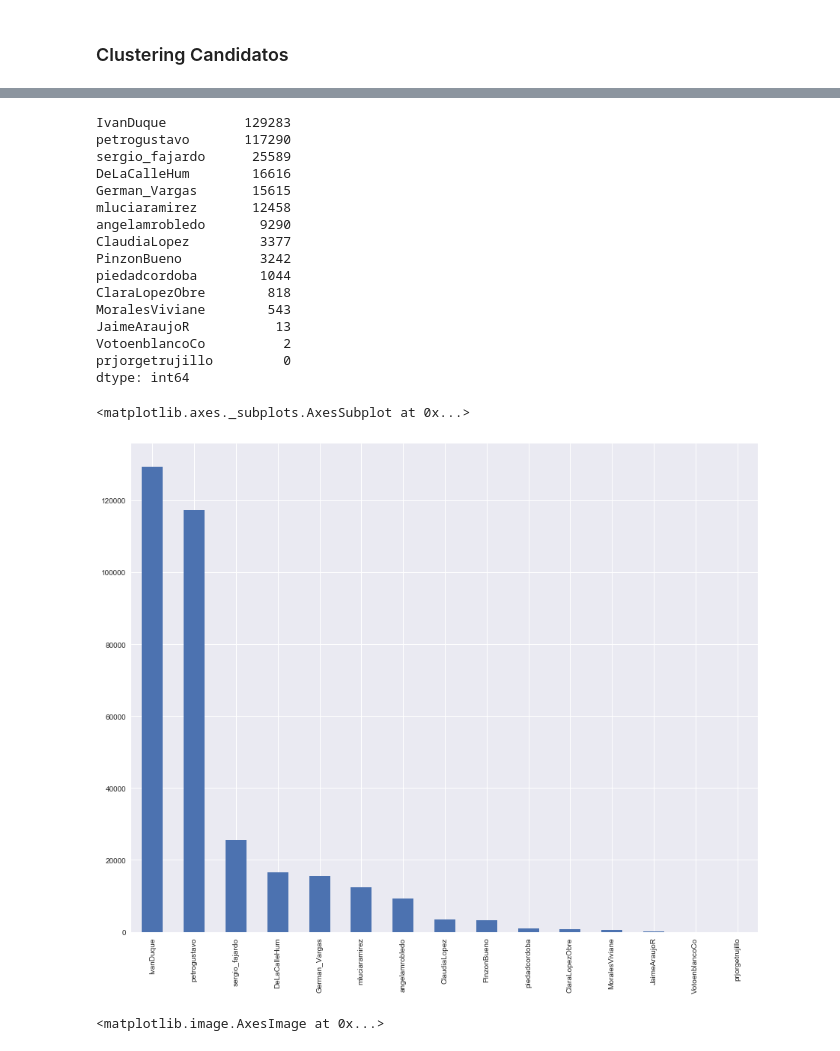
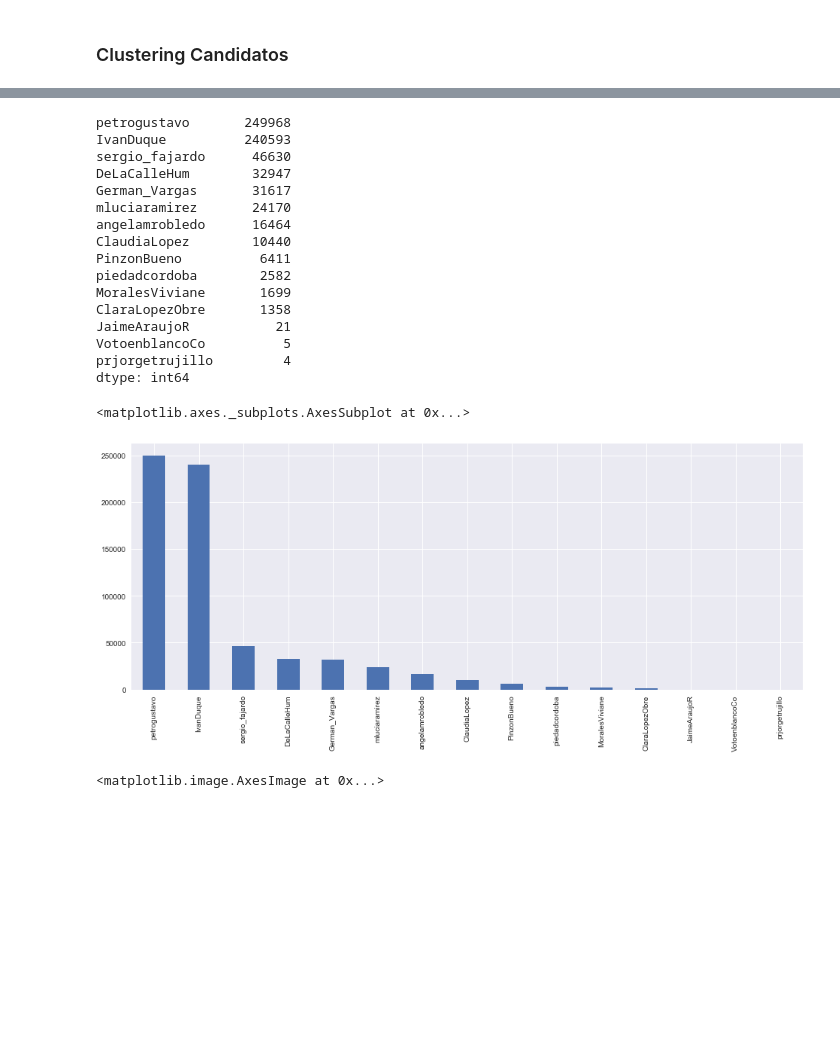
Before and after one commit to Yagwar/presi_2018, a Jupyter notebook: Clustering Tweets.ipynb, the cells around one changed output, grey strips where cells are left out. Drawn from its saved outputs; the diff is of its cells as text; code cells hidden in the pictures; blank space fills up the shorter version.

```diff
--- a/Clustering Tweets.ipynb
+++ b/Clustering Tweets.ipynb
@@ -19,7 +19,11 @@ from scipy.cluster import hierarchy
 tweets_datas_path = ['dwnld_debate.json',
                      'dwnld_1.json',
                      'dwnld_2.json',
-                     'dwnld_3.json']
+                     'dwnld_3.json',
+                     'dwnld_4.json',
+                     'Raw_tweets_0.json',
+                     'Raw_tweets_a.json'
+                    ]
 tw_id=[]
 tw_user_id=[]
 tw_user=[]
@@ -241,28 +224,28 @@ mentioned_ids[21558]
 # %%
 df_cands_mntns=pd.DataFrame(cands_mntns,columns=scr_nm_cands)
 # %%
-plt.figure(figsize=(15,12))
+plt.figure(figsize=(16,6))
 print (df_cands_mntns.sum(axis=0).sort_values(ascending=False))
 df_cands_mntns.sum(axis=0).sort_values(ascending=False).plot(kind="bar")
 # %% [output]
-IvanDuque          129283
-petrogustavo       117290
-sergio_fajardo      25589
-DeLaCalleHum        16616
-German_Vargas       15615
-mluciaramirez       12458
-angelamrobledo       9290
-ClaudiaLopez         3377
-PinzonBueno          3242
-piedadcordoba        1044
-ClaraLopezObre        818
-MoralesViviane        543
-JaimeAraujoR           13
-VotoenblancoCo          2
-prjorgetrujillo         0
+petrogustavo       249968
+IvanDuque          240593
+sergio_fajardo      46630
+DeLaCalleHum        32947
+German_Vargas       31617
+mluciaramirez       24170
+angelamrobledo      16464
+ClaudiaLopez        10440
+PinzonBueno          6411
+piedadcordoba        2582
+MoralesViviane       1699
+ClaraLopezObre       1358
+JaimeAraujoR           21
+VotoenblancoCo          5
+prjorgetrujillo         4
 dtype: int64
 <matplotlib.axes._subplots.AxesSubplot at 0x...>
-[figure, old version]
+[figure, new version]
 # %%
 plt.figure(figsize=(15,12))
 plt.imshow(df_cands_mntns.iloc[:25,:], cmap=plt.cm.gray_r, interpolation='nearest')
```
Also changed, not shown: parts of 29 cells of this notebook.
